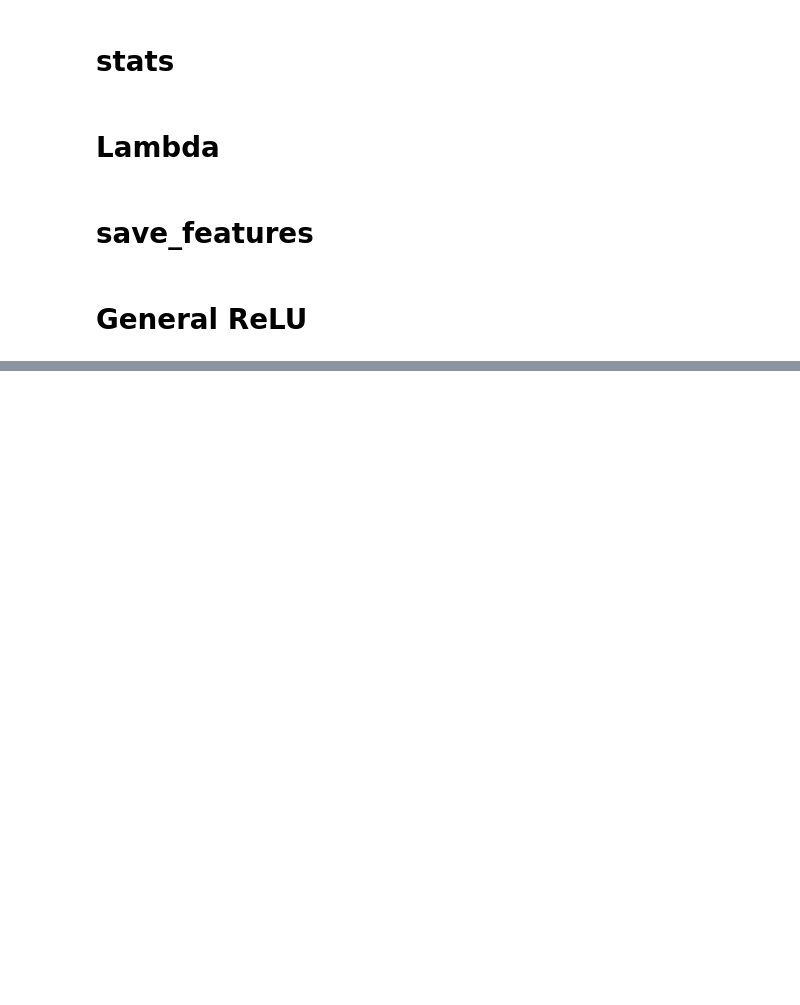
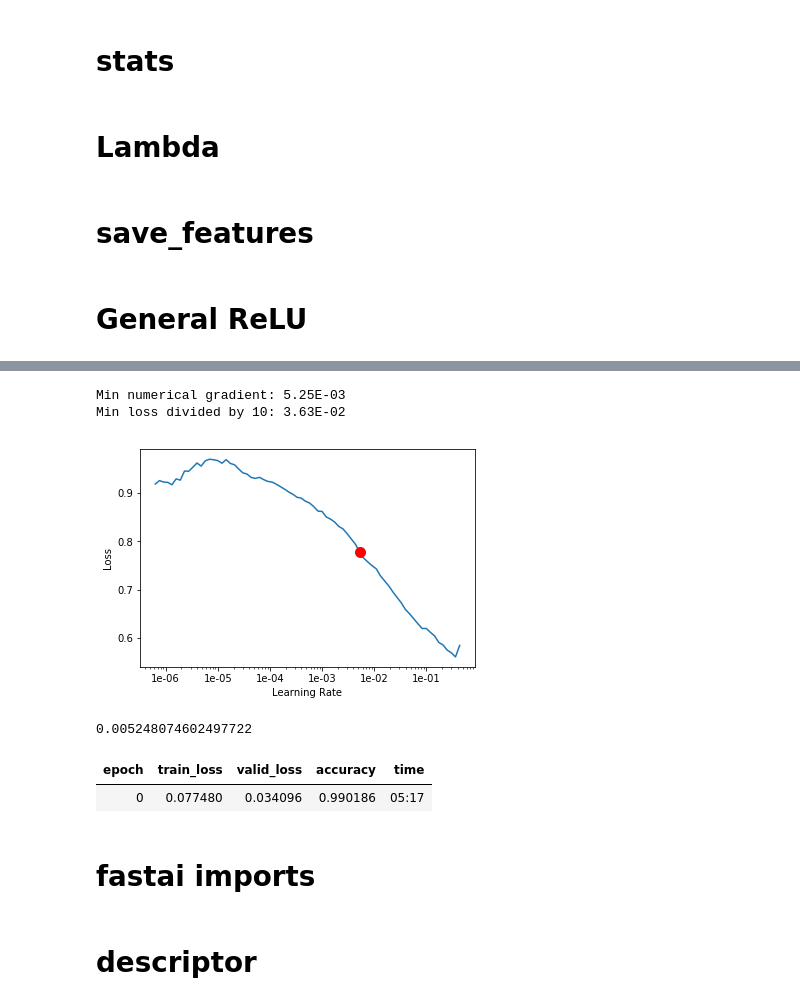
Before and after one commit to vainaixr/aiStartUp, a Jupyter notebook: snippets_2.ipynb, the cells around one changed output, grey strips where cells are left out. Drawn from its saved outputs; the diff is of its cells as text; code cells hidden in the pictures; blank space fills up the shorter version.

```diff
--- a/snippets_2.ipynb
+++ b/snippets_2.ipynb
@@ -836,0 +863,4 @@ class GeneralRelu(nn.Module):
+# %%
+path = untar_data(URLs.MNIST_SAMPLE)
+data = ImageDataBunch.from_folder(path)
+learn = cnn_learner(data, models.vgg16_bn, metrics=accuracy)
@@ -836,0 +874,6 @@ class GeneralRelu(nn.Module):
+# %%
+learn.recorder.plot(suggestion=True)
+# %% [output]
+Min numerical gradient: 5.25E-03
+Min loss divided by 10: 3.63E-02
+[figure, added]
@@ -836,0 +882,11 @@ class GeneralRelu(nn.Module):
+# %%
+lr
+# %% [output]
+0.005248074602497722
+# %%
+learn.fit_one_cycle(1, lr)
+# %% [output]
+| epoch | train_loss | valid_loss | accuracy | time |
+| 0 | 0.077480 | 0.034096 | 0.990186 | 05:17 |
+# %% [markdown]
+# fastai imports
@@ -836,0 +896,2 @@ class GeneralRelu(nn.Module):
+# %% [markdown]
+# descriptor
```
Also changed, not shown: parts of 89 cells of this notebook.
